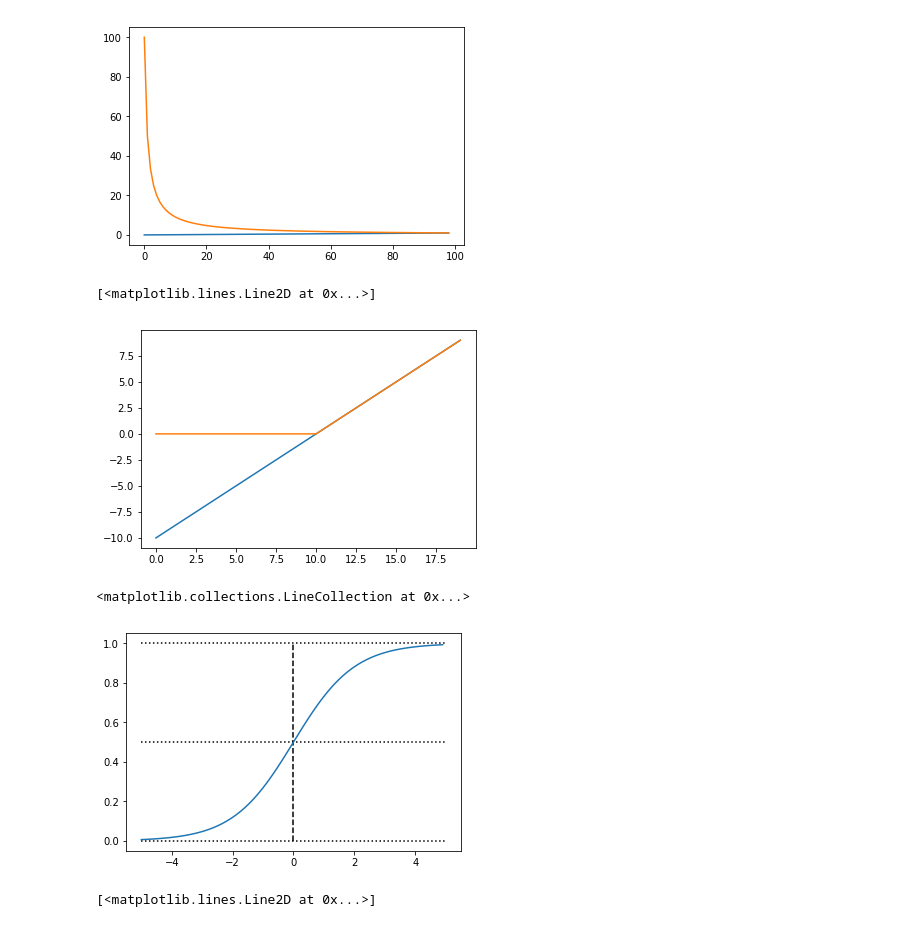
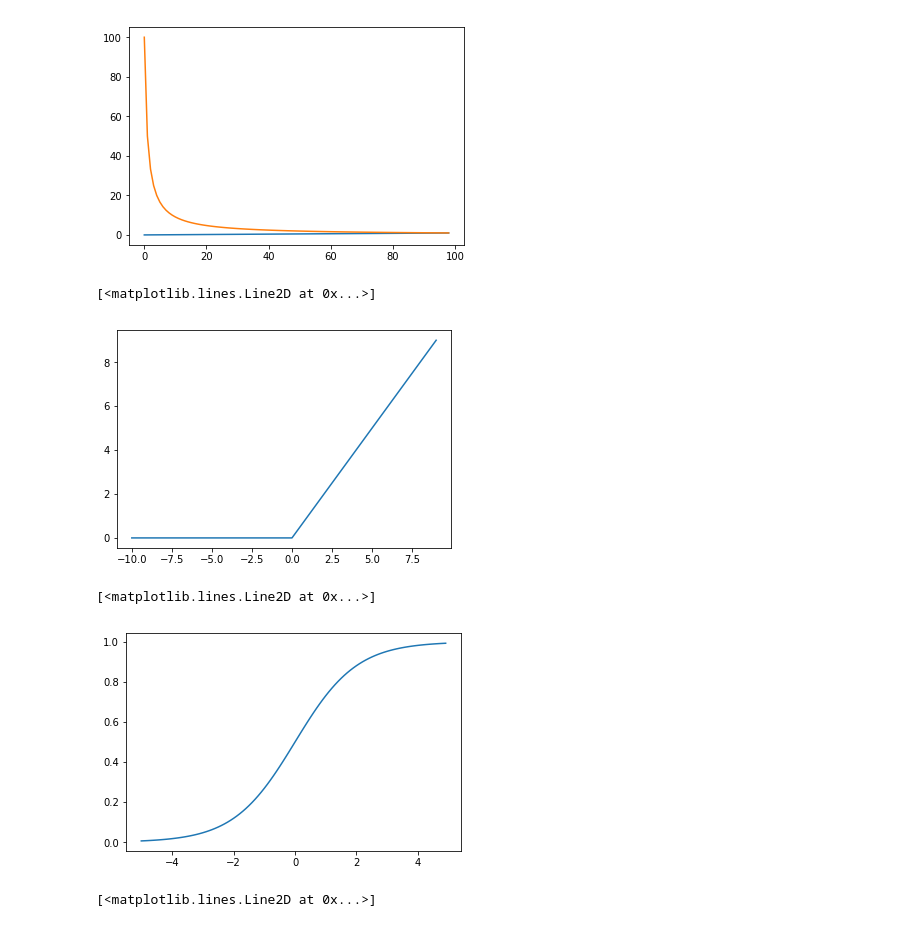
Before and after one commit to gubosd/lecture12, a Jupyter notebook: 데이터분석/02_numpy_06_함수.ipynb, the cells around one changed output. Saved outputs shown, nothing was run; the diff lists cells and outputs as text; code cells hidden in the pictures.

```diff
--- a/데이터분석/02_numpy_06_함수.ipynb
+++ b/데이터분석/02_numpy_06_함수.ipynb
@@ -483,24 +629,23 @@ plt.plot(d)
 [<matplotlib.lines.Line2D at 0x...>]
 [figure]
 # %%
-c = np.arange(-10,10)
-d = np.maximum(c,0)
+x = np.arange(-10,10)
+y = np.maximum(x,0) # 신경망의 relu 함수
 
-plt.plot(c)
-plt.plot(d)
+plt.plot(x, y)
 # %% [output]
 [<matplotlib.lines.Line2D at 0x...>]
-[figure, old version]
+[figure, new version]
 # %%
-rng = np.arange(-5, 5, 0.1)
-sigmoid = 1/(1+np.exp(-rng))
+x = np.arange(-5, 5, 0.1)
+sigmoid = 1/(1+np.exp(-x))
 
-plt.plot(rng, sigmoid)
-plt.hlines([0,0.5,1],-5,5, linestyles=':')
-plt.vlines([0],0,1, linestyles='--')
+plt.plot(x, sigmoid)
+#plt.hlines([0,0.5,1],-5,5, linestyles=':')
+#plt.vlines([0],0,1, linestyles='--')
 # %% [output]
-<matplotlib.collections.LineCollection at 0x...>
+[<matplotlib.lines.Line2D at 0x...>]
-[figure, old version]
+[figure, new version]
 # %%
 x = np.arange(-3,3,0.1)
 y = np.exp(-x**2)
```
Also changed, not shown: parts of 27 cells of this notebook.
